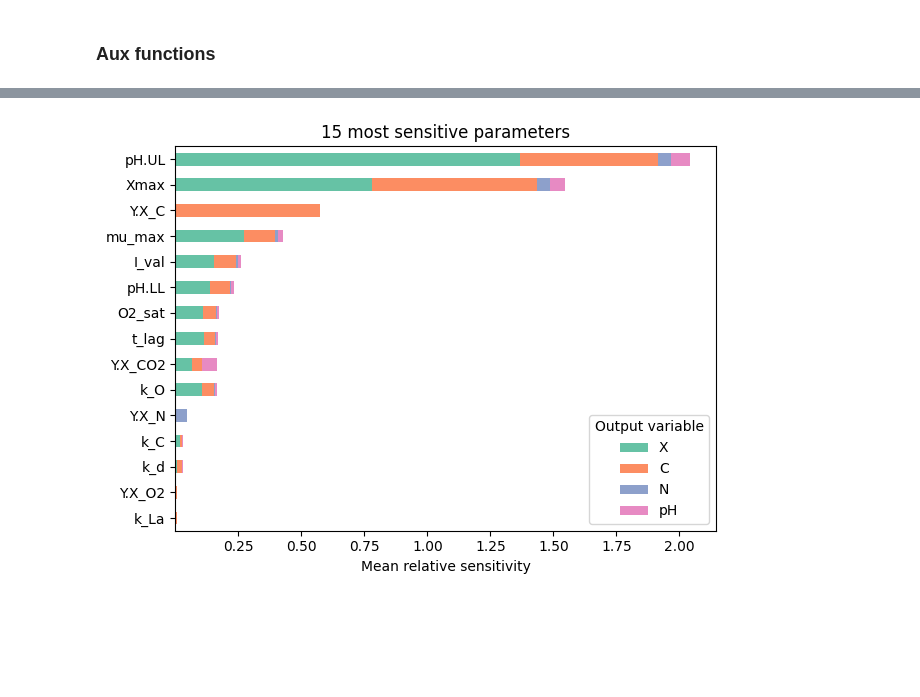
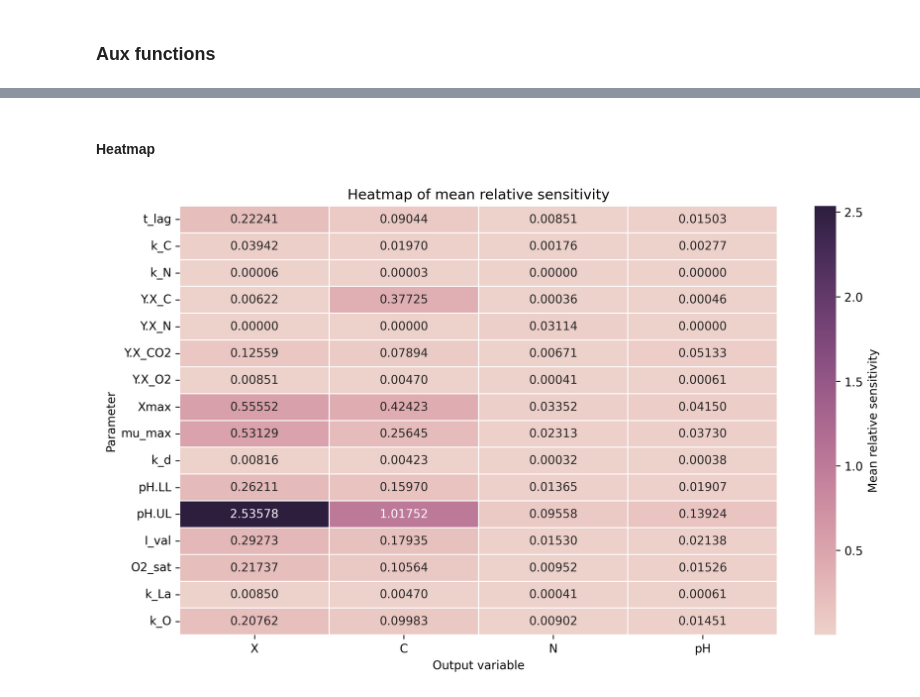
Before and after one commit to Laefivy/M.smegmatis, a Jupyter notebook: Sensitivity_analysis.ipynb, the cells around one changed output, grey strips where cells are left out. Saved outputs shown, nothing was run; the diff lists cells and outputs as text; code cells hidden in the pictures; blank space fills up the shorter version.

Commit message:
Sensitivity analysis added

```diff
--- a/Sensitivity_analysis.ipynb
+++ b/Sensitivity_analysis.ipynb
@@ -173,6 +178,7 @@ integrator_O2 = ca.integrator('integrator', 'idas', dae, {'grid': t_values, 'out
 sol_casadi_O2 = integrator_O2(x0=x0, z0=z0)
 # %%
-t_casadi_O2 = np.linspace(0, 80, 501)
+# Extract results
+t_casadi_O2 = np.linspace(0, 40, 501)
 x_final_O2  = sol_casadi_O2['xf'].full().T
 z_final_O2  = sol_casadi_O2['zf'].full().T
 
@@ -183,6 +189,7 @@ CO2_casadi_O2 = x_final_O2[:, 3]
 O2_casadi_O2  = x_final_O2[:, 4]
 pH_casadi_O2  = z_final_O2[:, 0]
 
+# Compute specific growth rate over time
 mu_values_casadi_O2 = np.zeros_like(C_casadi_O2)
 for i in range(len(C_casadi_O2)):
     mu_values_casadi_O2[i] = (params_o2['mu_max']
@@ -281,10 +296,10 @@ var_names = ['X', 'C', 'N', 'pH']
 
 perturbation = 0.10
 
-x0 = np.array([0.223, 5.922, 1.027, 0.439 / 1000, params_o2['O2_sat']])
+x0 = np.array([0.229, 5.389, 0.951, 0.439 / 1000, params_o2['O2_sat']])
 z0 = np.array([0.0])
 
-tf = 80
+tf = 40
 n_steps = 500
 t_values = np.linspace(0, tf, n_steps + 1)
 
@@ -292,11 +307,13 @@ all_param_keys = get_all_numeric_keys(params_o2)
 
 sensitivity_df = pd.DataFrame(index=all_param_keys, columns=var_names)
 
-X_base, C_base, N_base, pH_base = run_simulation(params_o2, t_values)
+X_base, C_base, N_base, pH_base = simulate(params_o2)
 Y_base = [X_base, C_base, N_base, pH_base]
 
 for key in all_param_keys:
-    try:
+
+    if not (key.startswith('pH.') and key not in ['pH.LL', 'pH.UL']):
+
         base_val = get_nested(params_o2, key)
         if base_val == 0 or np.isnan(base_val):
             continue
@@ -306,8 +323,8 @@ for key in all_param_keys:
         set_nested(params_plus, key, base_val * (1 + perturbation))
         set_nested(params_minus, key, base_val * (1 - perturbation))
 
-        X_plus, C_plus, N_plus, pH_plus = run_simulation(params_plus, t_values)
-        X_minus, C_minus, N_minus, pH_minus = run_simulation(params_minus, t_values)
+        X_plus, C_plus, N_plus, pH_plus = simulate(params_plus)
+        X_minus, C_minus, N_minus, pH_minus = simulate(params_minus)
         Y_plus = [X_plus, C_plus, N_plus, pH_plus]
         Y_minus = [X_minus, C_minus, N_minus, pH_minus]
 
@@ -317,12 +334,5 @@ for key in all_param_keys:
             mean_S = np.mean(np.abs(rel_Y))
             sensitivity_df.loc[key, var] = mean_S
 
-    except Exception as e:
-        print(f"Error en {key}: {e}")
-        continue
-
+sensitivity_df = sensitivity_df.dropna()
 sensitivity_df = sensitivity_df.astype(float)
-sensitivity_df['Mean'] = sensitivity_df.mean(axis=1)
-sensitivity_sorted = sensitivity_df.sort_values('Mean', ascending=False)
-top15_df = sensitivity_sorted.head(15)
-sensitivity_df.drop(columns='Mean', inplace=True)
@@ -347,16 +339,20 @@ plt.show()
-# %%
-top15_df = sensitivity_df.sum(axis=1).nlargest(15)
-top15_keys = top15_df.index
-top15_plot_df = sensitivity_df.loc[top15_keys]
-
-palette = sns.color_palette("Set2", n_colors=sensitivity_df.shape[1])
-top15_plot_df.plot(kind='barh', stacked=True, color=palette)
-plt.gca().invert_yaxis()
-plt.xlabel('Mean relative sensitivity')
-plt.title('15 most sensitive parameters')
-plt.legend(title='Output variable')
-plt.tight_layout()
-plt.savefig("Figures/15_most_sensitive_parameters.png", dpi=300)
-plt.show()
-# %% [output]
-[figure, removed]
+# %% [markdown]
+#### Heatmap
+# %%
+plt.rcParams['figure.dpi'] = 300
+plt.figure(figsize=(10, max(6, len(sensitivity_df) * 0.3)))
+sns.heatmap(
+    sensitivity_df,
+    cmap=sns.cubehelix_palette(as_cmap=True),
+    annot=True,
+    fmt=".5f",
+    linewidths=0.5,
+    cbar_kws={'label': 'Mean relative sensitivity'}
+)
+plt.title('Heatmap of mean relative sensitivity')
+plt.xlabel('Output variable')
+plt.ylabel('Parameter')
+plt.tight_layout()
+plt.show()
+# %% [output]
+[figure, added]
```
Also changed, not shown: parts of 19 cells of this notebook.
